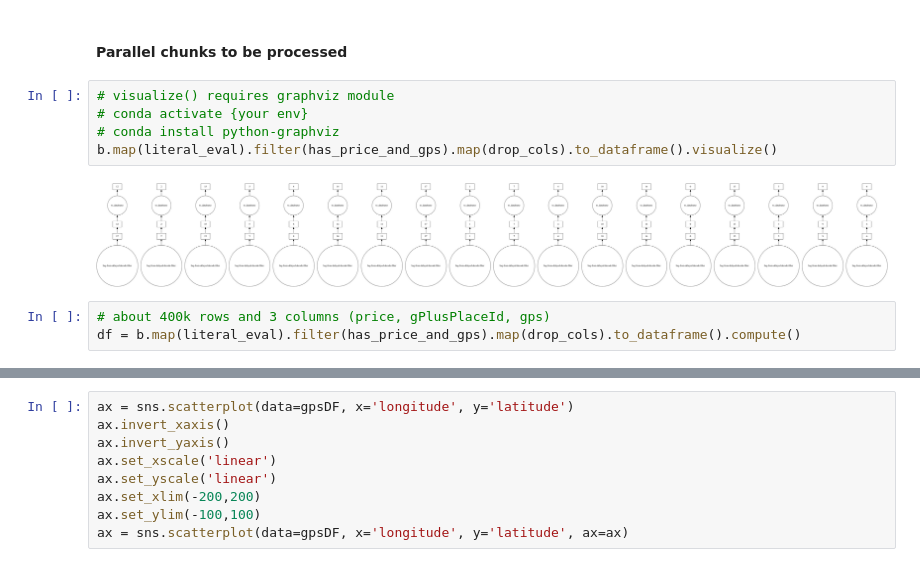
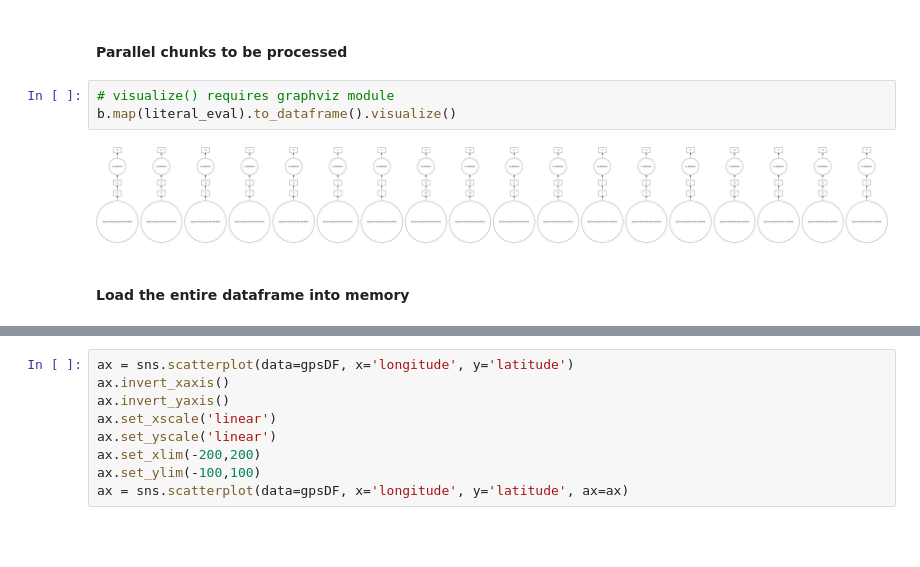
Before and after one commit to Huang-W/google-local-reviews, a Jupyter notebook: places_eda.ipynb, the cells around one changed output, grey strips where cells are left out. Drawn from its saved outputs; the diff is of its cells as text; blank space fills up the shorter version.

```diff
--- a/places_eda.ipynb
+++ b/places_eda.ipynb
@@ -55,11 +55,8 @@ def has_price_and_gps(obj):
 #### Parallel chunks to be processed
 # %%
 # visualize() requires graphviz module
-# conda activate {your env}
-# conda install python-graphviz
-b.map(literal_eval).filter(has_price_and_gps).map(drop_cols).to_dataframe().visualize()
+b.map(literal_eval).to_dataframe().visualize()
 # %% [output]
-[figure, old version]
+[figure, new version]
-# %%
-# about 400k rows and 3 columns (price, gPlusPlaceId, gps)
-df = b.map(literal_eval).filter(has_price_and_gps).map(drop_cols).to_dataframe().compute()
+# %% [markdown]
+#### Load the entire dataframe into memory
```
Also changed, not shown: parts of 38 cells of this notebook.
